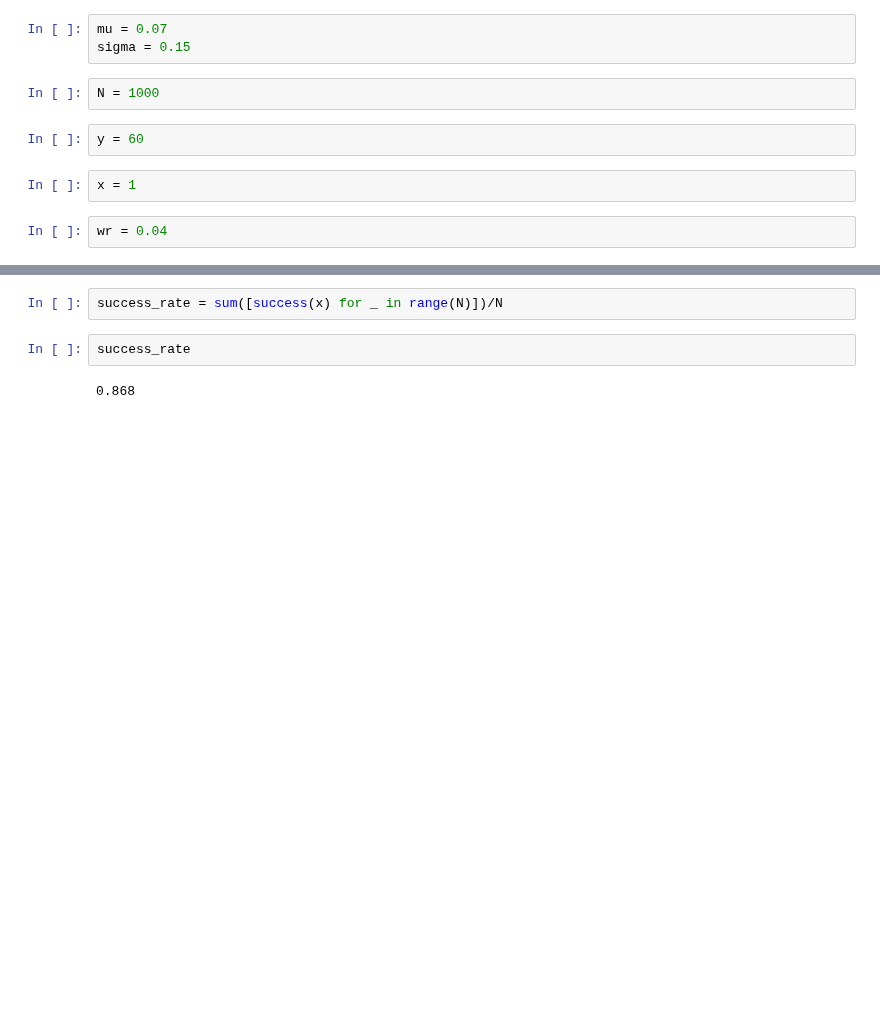
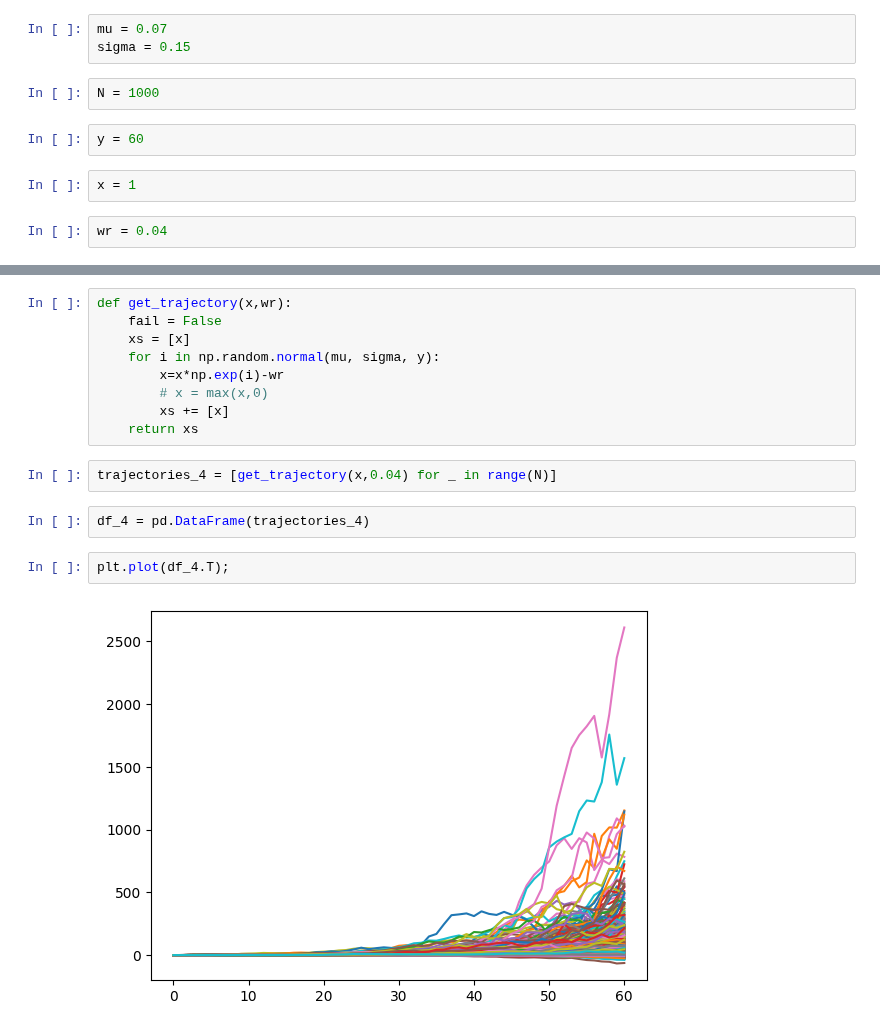
Before and after one commit to jvalansi/notebooks, a Jupyter notebook: safe_withdrawal_rate.ipynb, the cells around one changed output, grey strips where cells are left out. Cells and saved outputs as stored; diff of their text form; blank space fills up the shorter version.

```diff
--- a/safe_withdrawal_rate.ipynb
+++ b/safe_withdrawal_rate.ipynb
@@ -22,6 +24,17 @@ def success(x):
-# %%
-success_rate = sum([success(x) for _ in range(N)])/N
-# %%
-success_rate
-# %% [output]
-0.868
+# %%
+def get_trajectory(x,wr):
+    fail = False
+    xs = [x]
+    for i in np.random.normal(mu, sigma, y):
+        x=x*np.exp(i)-wr
+        # x = max(x,0)
+        xs += [x]
+    return xs
+# %%
+trajectories_4 = [get_trajectory(x,0.04) for _ in range(N)]
+# %%
+df_4 = pd.DataFrame(trajectories_4)
+# %%
+plt.plot(df_4.T);
+# %% [output]
+[figure, added]
```
Also changed, not shown: parts of 17 cells of this notebook.
